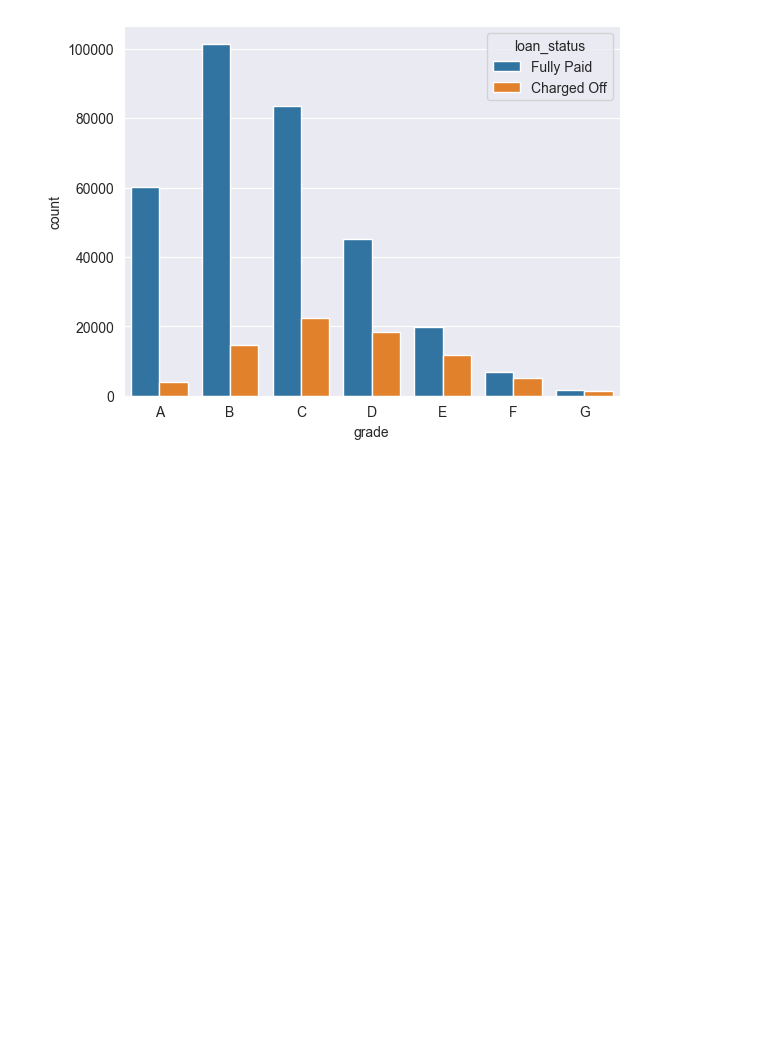
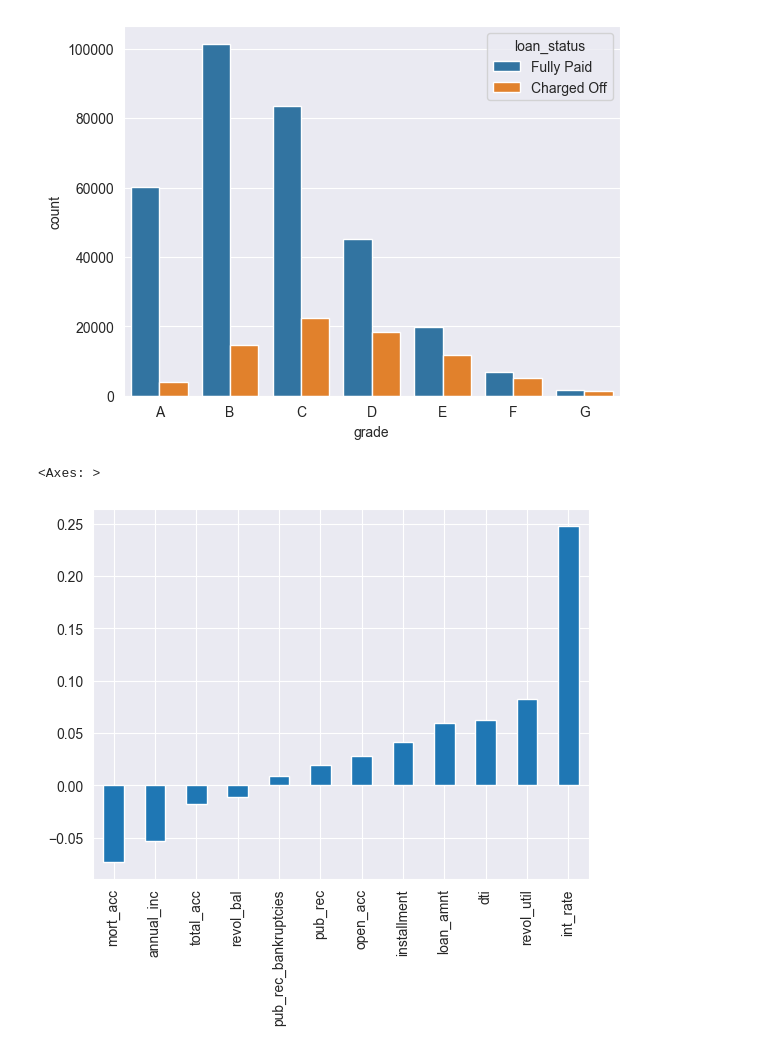
Before and after one commit to wiktorpiela/nn, a Jupyter notebook: loans.ipynb, the cells around one changed output. Drawn from its saved outputs; the diff is of its cells as text; code cells hidden in the pictures; blank space fills up the shorter version.

```diff
--- a/loans.ipynb
+++ b/loans.ipynb
@@ -107,3 +105,10 @@ sns.countplot(x='grade', data=data, hue='loan_status', order=sorted(data['grade'
 # %% [output]
 <Axes: xlabel='grade', ylabel='count'>
 [figure]
+# %%
+data['loan_repaid'] = data['loan_status'].map({'Fully Paid':0, 'Charged Off':1})
+# %%
+data.select_dtypes(include='number').corr()['loan_repaid'].sort_values().drop('loan_repaid').plot(kind='bar')
+# %% [output]
+<Axes: >
+[figure, added]
```
Also changed, not shown: parts of 16 cells of this notebook.
